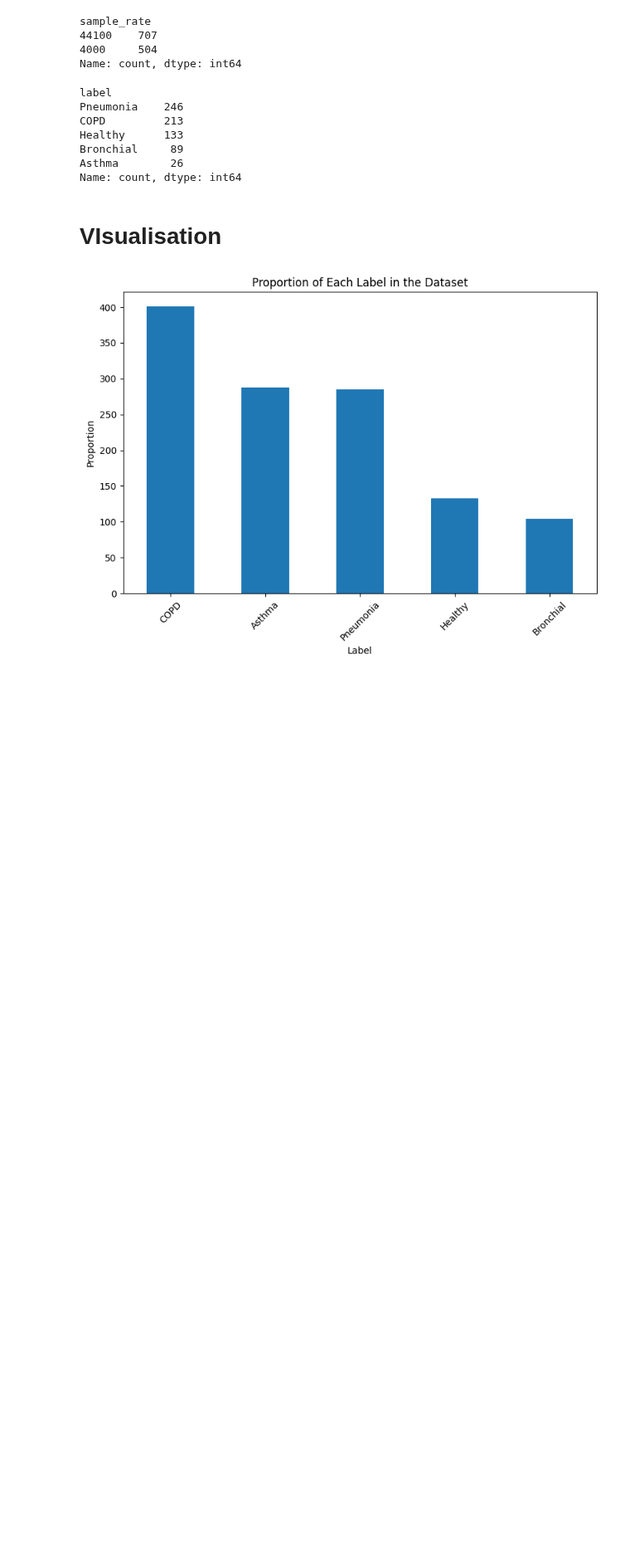
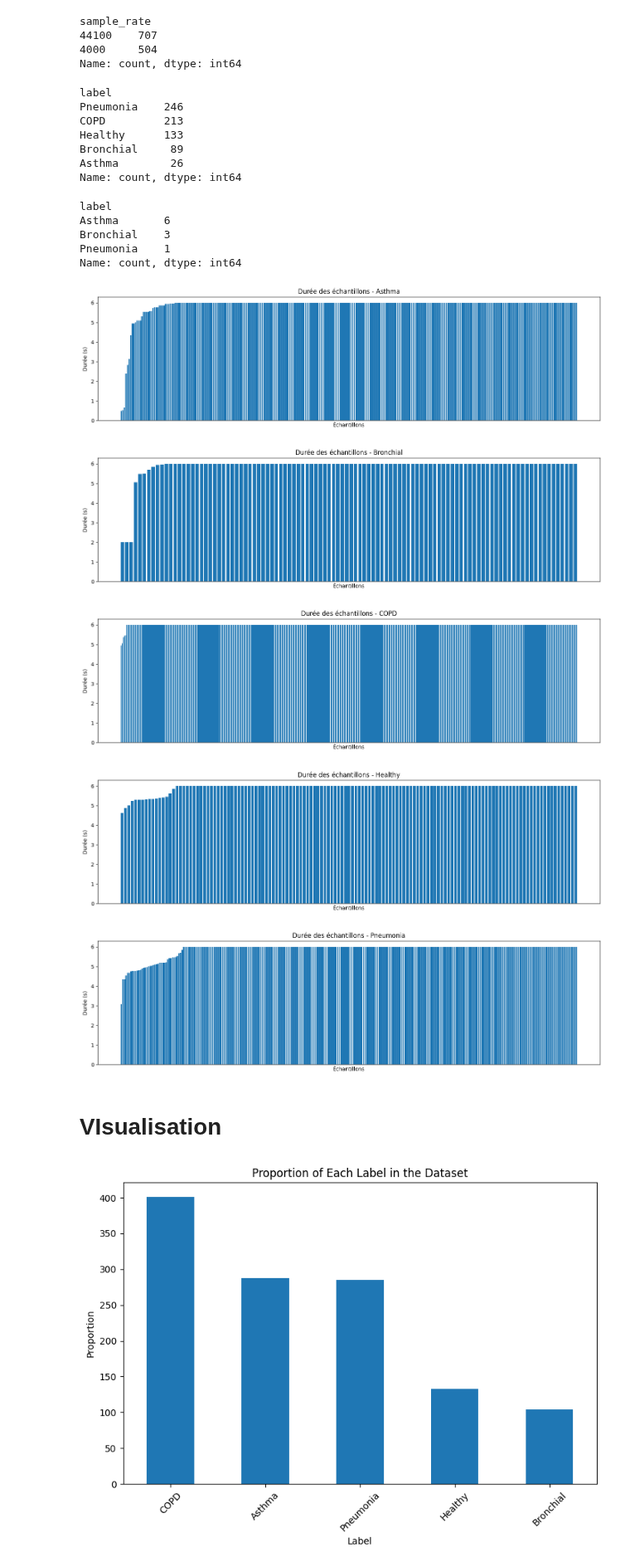
Before and after one commit to YRR0/Hackathon_Equipe32_Tessan, a Jupyter notebook: start.ipynb, the cells around one changed output. Shown at 83% size. Saved outputs shown, nothing was run; the diff lists cells and outputs as text; code cells hidden in the pictures; blank space fills up the shorter version.

```diff
--- a/start.ipynb
+++ b/start.ipynb
@@ -70,6 +80,34 @@ Healthy      133
 Bronchial     89
 Asthma        26
 Name: count, dtype: int64
+# %%
+df[df['duration_sec'] <= 4]['label'].value_counts()
+# %% [output]
+label
+Asthma       6
+Bronchial    3
+Pneumonia    1
+Name: count, dtype: int64
+# %%
+# montre les durées en fonction des labels avec mlp
+df.groupby('label')['duration_sec'].describe()
+for label, group in df.groupby("label"):
+    group = group.sort_values("duration_sec").reset_index(drop=True)
+
+    plt.figure(figsize=(14, 4))
+    plt.bar(group["file_name"], group["duration_sec"])
+    plt.title(f"Durée des échantillons - {label}")
+    plt.xlabel("Échantillons")
+    plt.ylabel("Durée (s)")
+    plt.xticks([])  # trop de noms de fichiers à afficher
+    plt.tight_layout()
+    plt.show()
+# %% [output]
+[figure, added]
+[figure, added]
+[figure, added]
+[figure, added]
+[figure, added]
 # %% [markdown]
 # VIsualisation
 # %%
```
Also changed, not shown: parts of 5 cells of this notebook.
